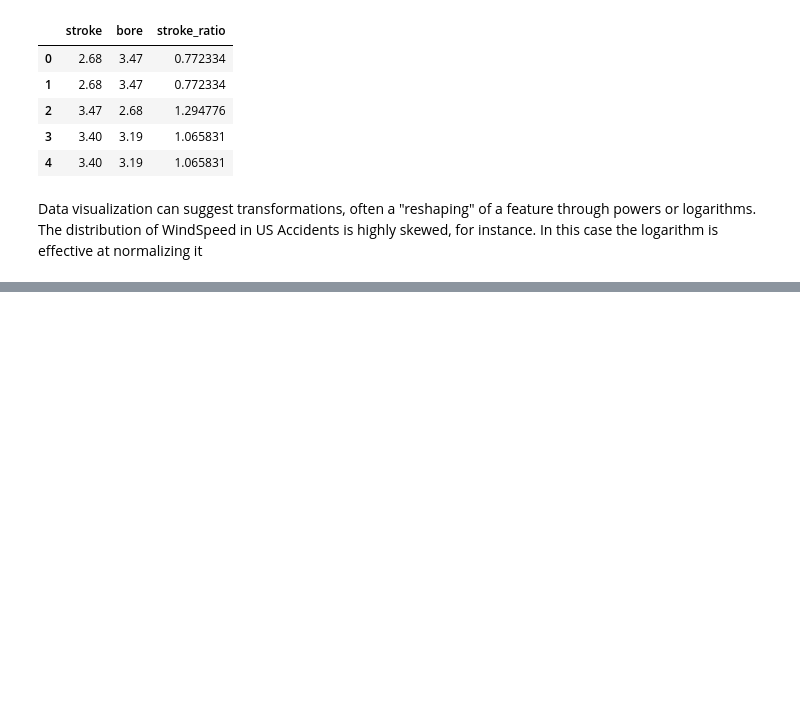
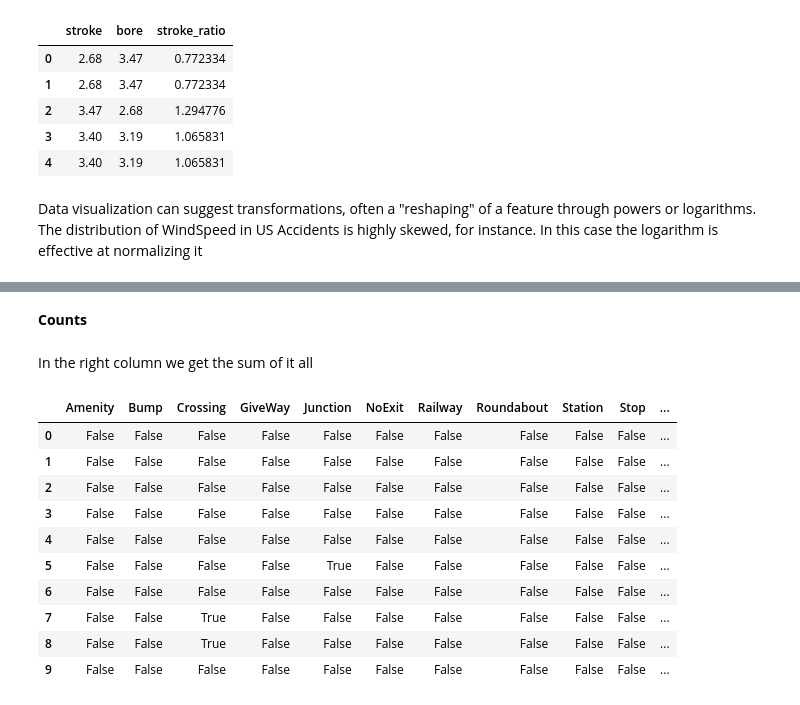
Before and after one commit to andrewch28/Kaggle, a Jupyter notebook: Feature_Engineering.ipynb, the cells around one changed output, grey strips where cells are left out. Drawn from its saved outputs; the diff is of its cells as text; code cells hidden in the pictures; blank space fills up the shorter version.

```diff
--- a/Feature_Engineering.ipynb
+++ b/Feature_Engineering.ipynb
@@ -178,0 +180,23 @@ sns.kdeplot(accidents.LogWindSpeed, fill=True, ax=axs[1]);
+# %% [markdown]
+**Counts**
+# %% [markdown]
+In the right column we get the sum of it all
+# %%
+roadway_features = ["Amenity", "Bump", "Crossing", "GiveWay",
+    "Junction", "NoExit", "Railway", "Roundabout", "Station", "Stop",
+    "TrafficCalming", "TrafficSignal"]
+accidents["RoadwayFeatures"] = accidents[roadway_features].sum(axis=1)
+
+accidents[roadway_features + ["RoadwayFeatures"]].head(10)
+# %% [output]
+|  | Amenity | Bump | Crossing | GiveWay | Junction | NoExit | Railway | Roundabout | Station | Stop | ... |
+| 0 | False | False | False | False | False | False | False | False | False | False | ... |
+| 1 | False | False | False | False | False | False | False | False | False | False | ... |
+| 2 | False | False | False | False | False | False | False | False | False | False | ... |
+| 3 | False | False | False | False | False | False | False | False | False | False | ... |
+| 4 | False | False | False | False | False | False | False | False | False | False | ... |
+| 5 | False | False | False | False | True | False | False | False | False | False | ... |
+| 6 | False | False | False | False | False | False | False | False | False | False | ... |
+| 7 | False | False | True | False | False | False | False | False | False | False | ... |
+| 8 | False | False | True | False | False | False | False | False | False | False | ... |
+| 9 | False | False | False | False | False | False | False | False | False | False | ... |
```
Also changed, not shown: parts of 26 cells of this notebook, 3 other files.
